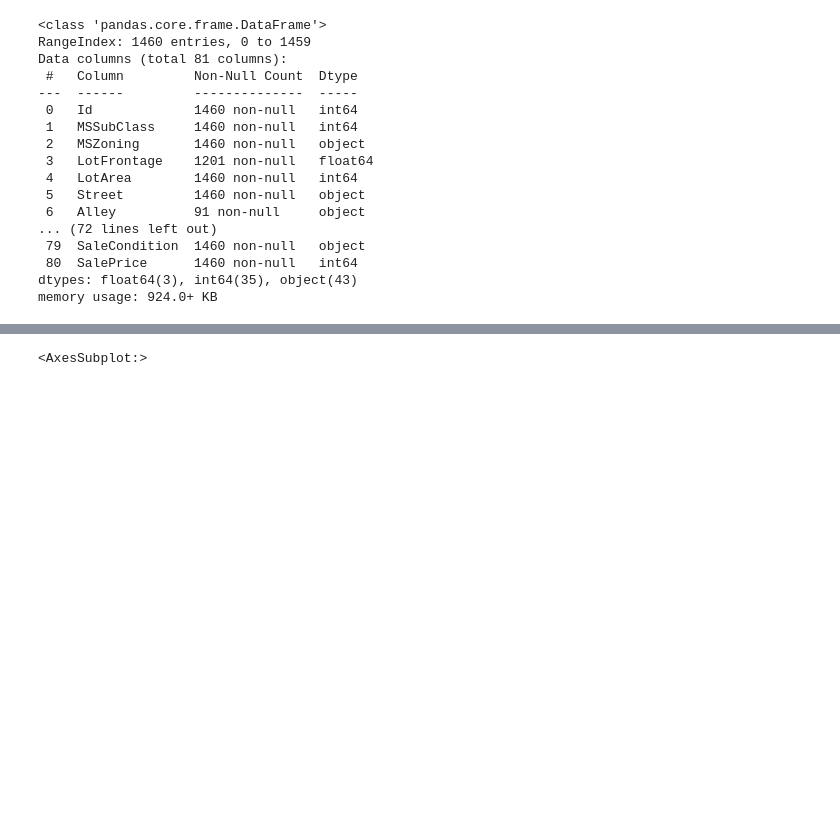
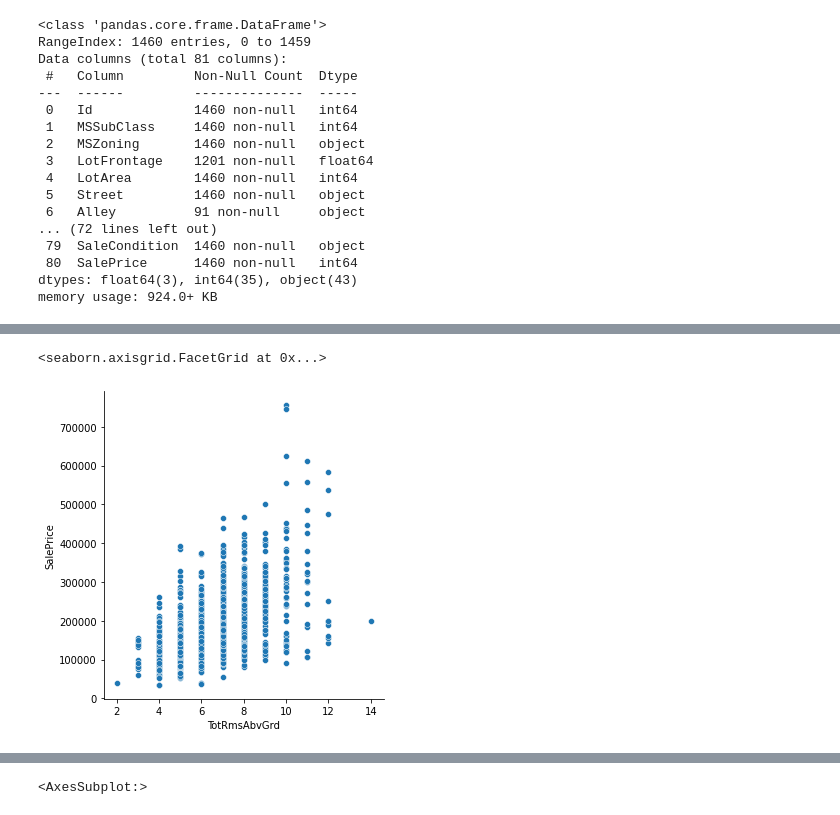
Before and after one commit to hekaplex/2022_03_DSI_WD, a Jupyter notebook: Temitope_Oyeleye/Python/Capstone Work.ipynb, the cells around one changed output, grey strips where cells are left out. Saved outputs shown, nothing was run; the diff lists cells and outputs as text; code cells hidden in the pictures; blank space fills up the shorter version.

```diff
--- a/Temitope_Oyeleye/Python/Capstone Work.ipynb
+++ b/Temitope_Oyeleye/Python/Capstone Work.ipynb
@@ -83,0 +209,5 @@ train_num.head()
+# %%
+sns.relplot(data=train, x='TotRmsAbvGrd', y='SalePrice')
+# %% [output]
+<seaborn.axisgrid.FacetGrid at 0x...>
+[figure, added]
```
Also changed, not shown: parts of 19 cells of this notebook.
